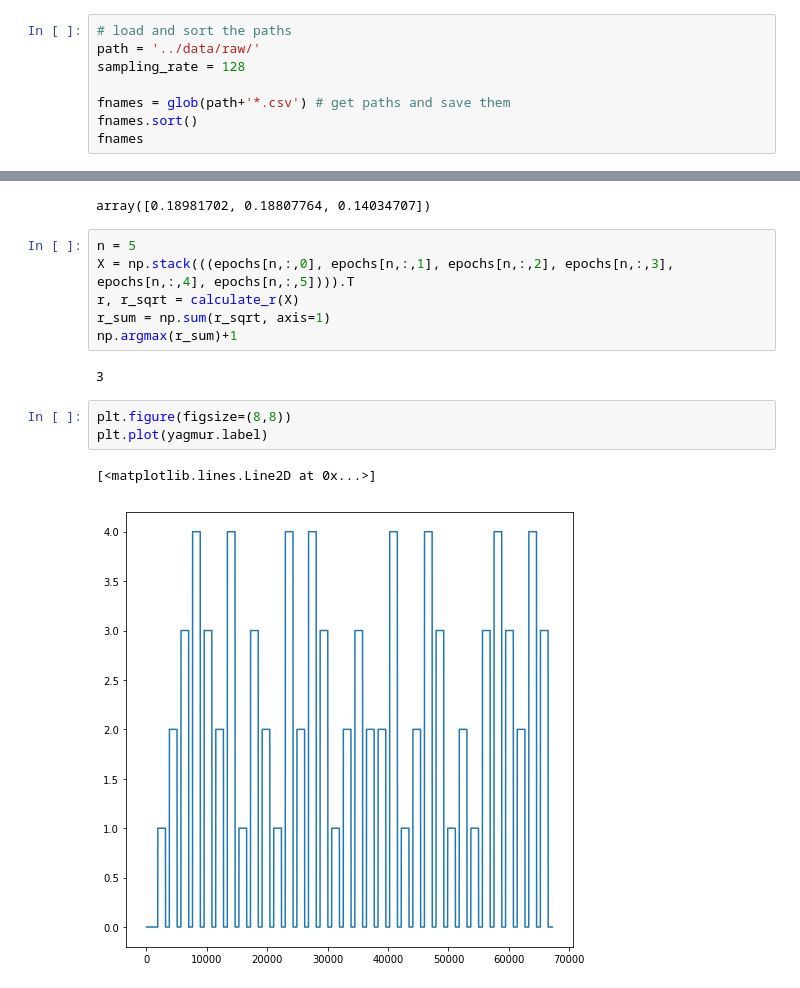
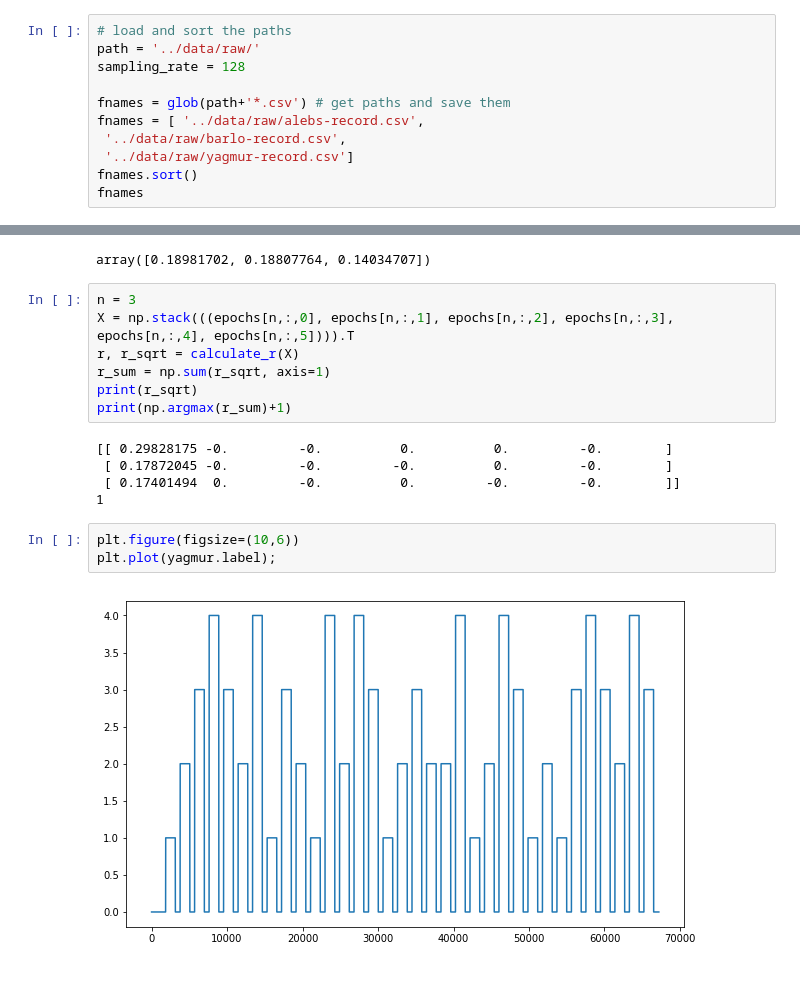
Before and after one commit to alTeska/BCI-Brane, a Jupyter notebook: notebooks/SSVEP_CCA.ipynb, the cells around one changed output, grey strips where cells are left out. Drawn from its saved outputs; the diff is of its cells as text.

Commit message:
new data analysis

```diff
--- a/notebooks/SSVEP_CCA.ipynb
+++ b/notebooks/SSVEP_CCA.ipynb
@@ -36,6 +36,9 @@ path = '../data/raw/'
 sampling_rate = 128
 
 fnames = glob(path+'*.csv') # get paths and save them
+fnames = [ '../data/raw/alebs-record.csv',
+ '../data/raw/barlo-record.csv',
+ '../data/raw/yagmur-record.csv']
 fnames.sort()
 fnames
 # %% [output]
@@ -271,16 +271,19 @@ np.sum(r_sqrt, axis=1)
 # %% [output]
 array([0.18981702, 0.18807764, 0.14034707])
 # %%
-n = 5
+n = 3
 X = np.stack(((epochs[n,:,0], epochs[n,:,1], epochs[n,:,2], epochs[n,:,3], epochs[n,:,4], epochs[n,:,5]))).T
 r, r_sqrt = calculate_r(X)
 r_sum = np.sum(r_sqrt, axis=1)
-np.argmax(r_sum)+1
+print(r_sqrt)
+print(np.argmax(r_sum)+1)
 # %% [output]
-3
+[[ 0.29828175 -0.         -0.          0.          0.         -0.        ]
+ [ 0.17872045 -0.         -0.         -0.          0.         -0.        ]
+ [ 0.17401494  0.         -0.          0.         -0.         -0.        ]]
+1
 # %%
-plt.figure(figsize=(8,8))
-plt.plot(yagmur.label)
+plt.figure(figsize=(10,6))
+plt.plot(yagmur.label);
 # %% [output]
-[<matplotlib.lines.Line2D at 0x...>]
-[figure, old version]
+[figure, new version]
```
Also changed, not shown: parts of 2 cells of this notebook, 2 other files.
